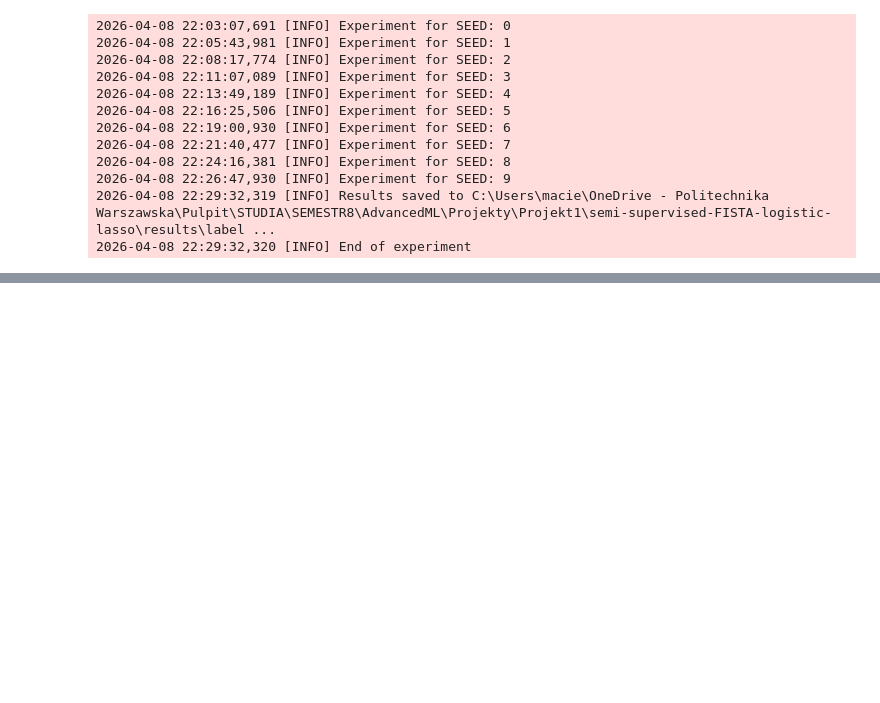
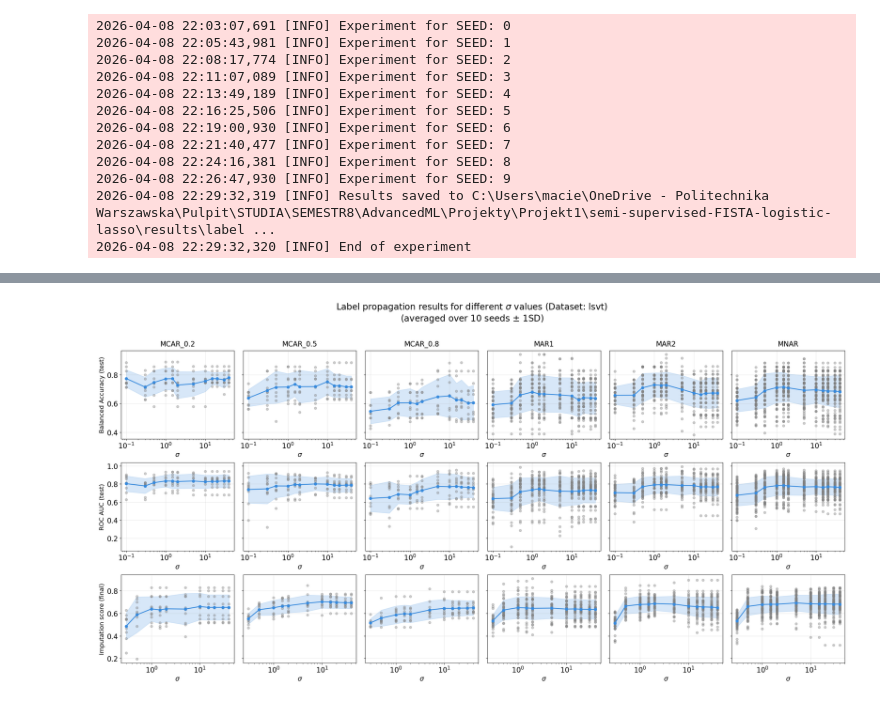
Before and after one commit to tomaszzywicki/semi-supervised-FISTA-logistic-lasso, a Jupyter notebook: notebooks/experiments.ipynb, the cells around one changed output, grey strips where cells are left out. Saved outputs shown, nothing was run; the diff lists cells and outputs as text; code cells hidden in the pictures; blank space fills up the shorter version.

```diff
--- a/notebooks/experiments.ipynb
+++ b/notebooks/experiments.ipynb
@@ -313,0 +322,4 @@ results_sonar = run_label_propagation_experiment(
+# %%
+plot_sigma_results(df_lsvt, 'lsvt')
+# %% [output]
+[figure, added]
```
Also changed, not shown: parts of 4 cells of this notebook, 1 other file.
